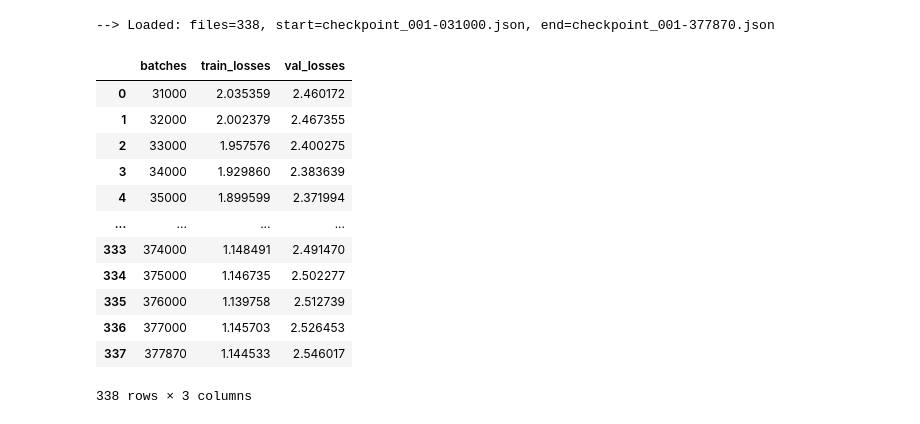
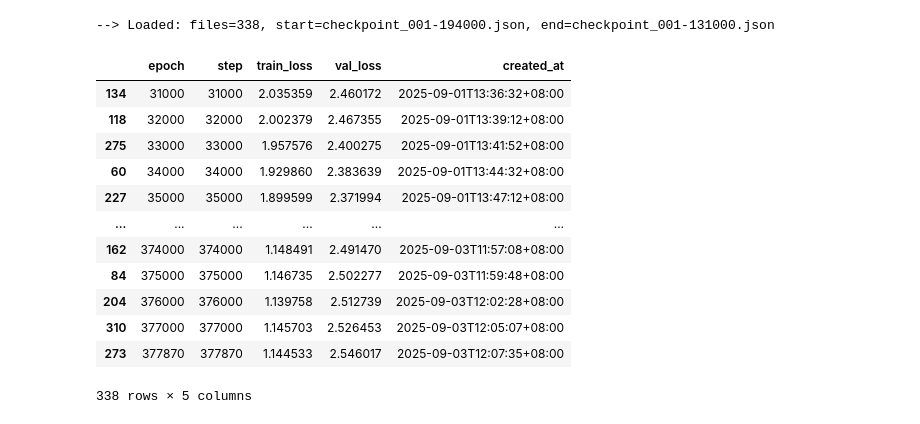
Before and after one commit to d2jvkpn/exercises, a Jupyter notebook: 2025_ai/Train_Your_Own_LLM/ch02_plot.ipynb, the cells around one changed output. Cells and saved outputs as stored; diff of their text form; code cells hidden in the pictures.

```diff
--- a/2025_ai/Train_Your_Own_LLM/ch02_plot.ipynb
+++ b/2025_ai/Train_Your_Own_LLM/ch02_plot.ipynb
@@ -17,38 +17,46 @@ json_files = sorted(
 if len(json_files) > 2:
     print(f"--> Loaded: files={len(json_files)}, start={json_files[0].name}, end={json_files[-1].name}")
 
-batches, train_losses, val_losses = [], [], []
+epoches, steps, = [], []
+train_losses, val_losses = [], []
+created_at = []
 
 for f in json_files:
     #print(f"---> file: {f}")
     data = json.loads(f.read_text())
 
-    step = f.name.replace("checkpoint_", "").replace(".json", "").split("-")[1]
-    batches.append(int(step))
+    tags = f.name.replace("checkpoint_", "").replace(".json", "").split("-", 1)
+    epoches.append(int(tags[1]))
+    steps.append(int(tags[1]))
     train_losses.append(data['train_loss'])
     val_losses.append(data['eval_loss'])
+    created_at.append(data['created_at'])
 # %% [output]
---> Loaded: files=338, start=checkpoint_001-031000.json, end=checkpoint_001-377870.json
+--> Loaded: files=338, start=checkpoint_001-194000.json, end=checkpoint_001-131000.json
 # %%
 df = pd.DataFrame({
-    "batches": batches,
-    "train_losses": train_losses,
-    "val_losses": val_losses,
+    "epoch": epoches,
+    "step": steps,
+    "train_loss": train_losses,
+    "val_loss": val_losses,
+    "created_at": created_at,
 })
+
+df = df.sort_values(by='step', ascending=True)
 
 #print(df)
 df
 # %% [output]
-|  | batches | train_losses | val_losses |
-| 0 | 31000 | 2.035359 | 2.460172 |
-| 1 | 32000 | 2.002379 | 2.467355 |
-| 2 | 33000 | 1.957576 | 2.400275 |
-| 3 | 34000 | 1.929860 | 2.383639 |
-| 4 | 35000 | 1.899599 | 2.371994 |
-| ... | ... | ... | ... |
-| 333 | 374000 | 1.148491 | 2.491470 |
-| 334 | 375000 | 1.146735 | 2.502277 |
-| 335 | 376000 | 1.139758 | 2.512739 |
-| 336 | 377000 | 1.145703 | 2.526453 |
-| 337 | 377870 | 1.144533 | 2.546017 |
+|  | epoch | step | train_loss | val_loss | created_at |
+| 134 | 31000 | 31000 | 2.035359 | 2.460172 | 2025-09-01T13:36:32+08:00 |
+| 118 | 32000 | 32000 | 2.002379 | 2.467355 | 2025-09-01T13:39:12+08:00 |
+| 275 | 33000 | 33000 | 1.957576 | 2.400275 | 2025-09-01T13:41:52+08:00 |
+| 60 | 34000 | 34000 | 1.929860 | 2.383639 | 2025-09-01T13:44:32+08:00 |
+| 227 | 35000 | 35000 | 1.899599 | 2.371994 | 2025-09-01T13:47:12+08:00 |
+| ... | ... | ... | ... | ... | ... |
+| 162 | 374000 | 374000 | 1.148491 | 2.491470 | 2025-09-03T11:57:08+08:00 |
+| 84 | 375000 | 375000 | 1.146735 | 2.502277 | 2025-09-03T11:59:48+08:00 |
+| 204 | 376000 | 376000 | 1.139758 | 2.512739 | 2025-09-03T12:02:28+08:00 |
+| 310 | 377000 | 377000 | 1.145703 | 2.526453 | 2025-09-03T12:05:07+08:00 |
+| 273 | 377870 | 377870 | 1.144533 | 2.546017 | 2025-09-03T12:07:35+08:00 |
-338 rows × 3 columns
+338 rows × 5 columns
```
Also changed, not shown: parts of 2 cells of this notebook, 20 other files.
